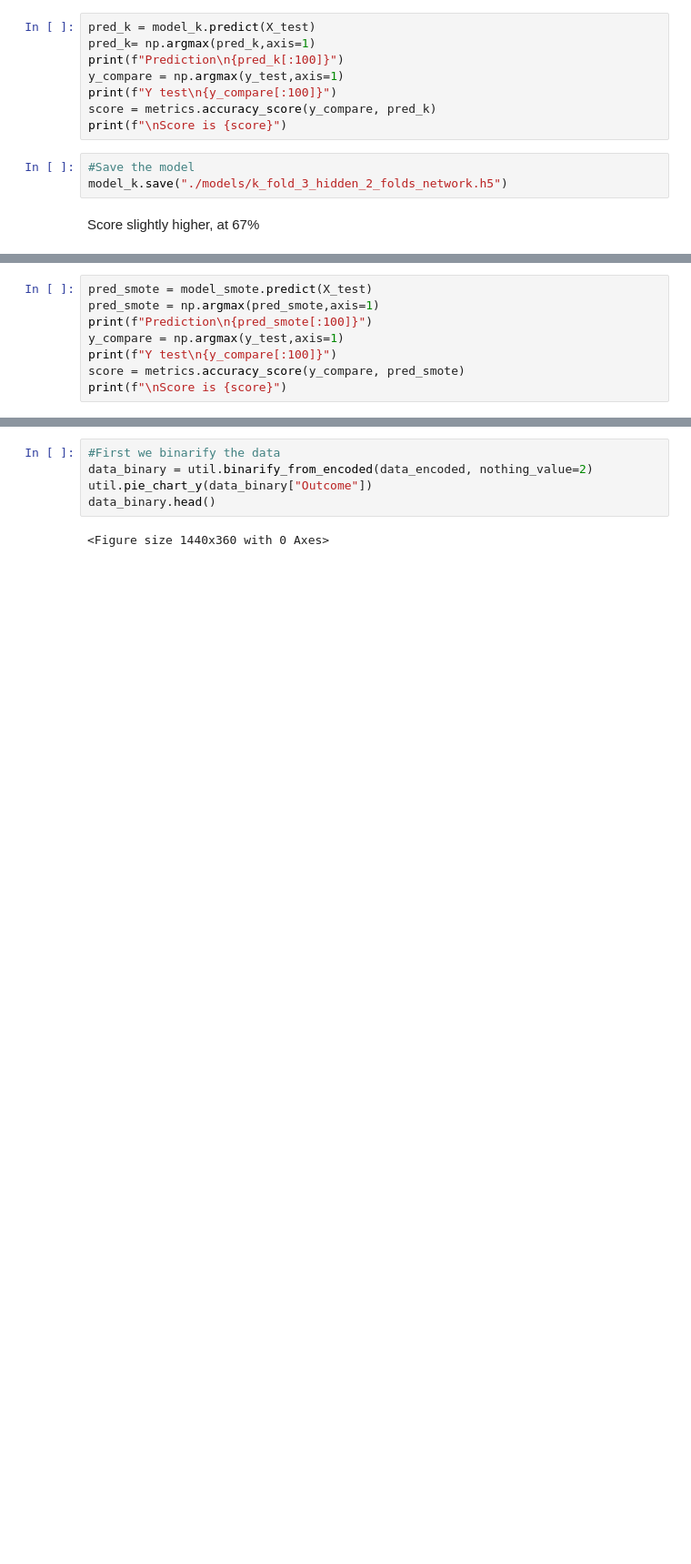
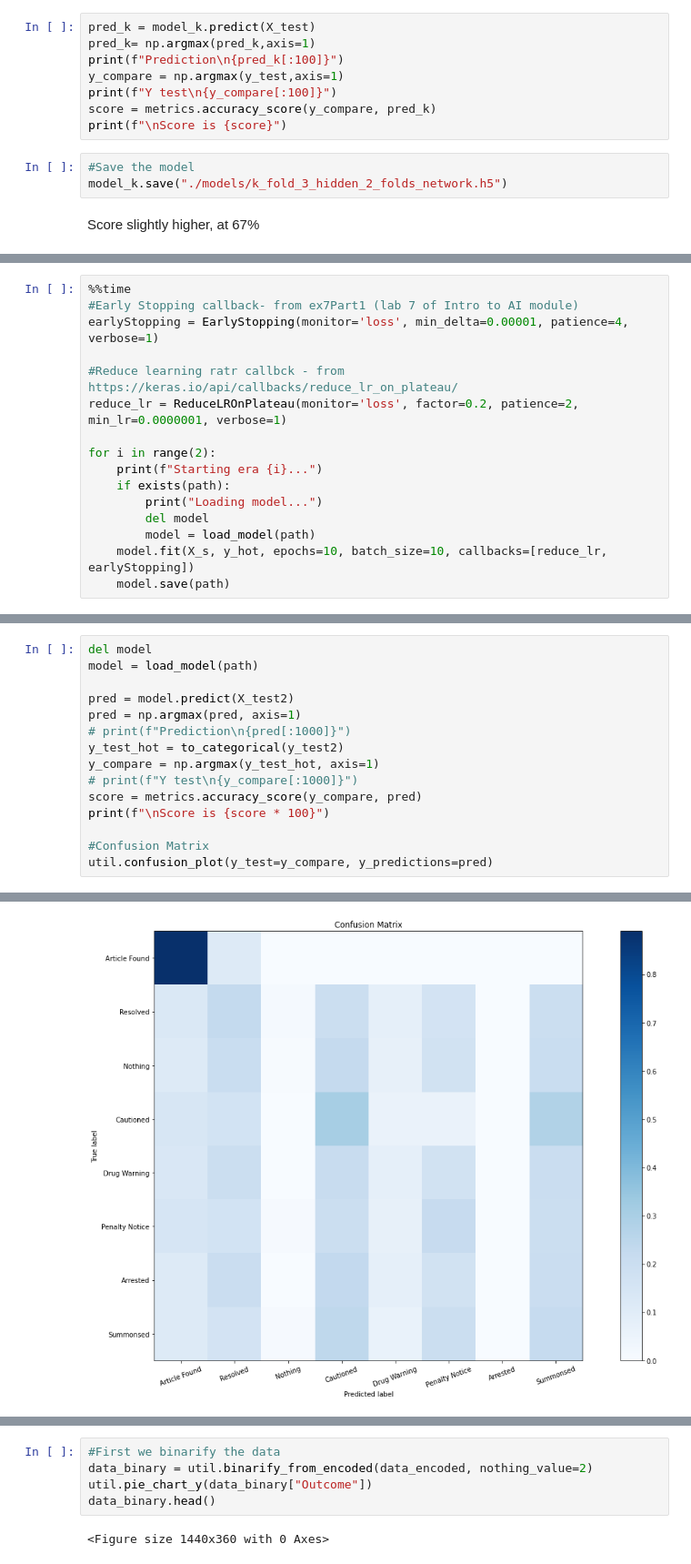
Before and after one commit to MQumairi/intro_to_ai_coursework, a Jupyter notebook: src/MLP.ipynb, the cells around one changed output, grey strips where cells are left out. Shown at 91% size. Drawn from its saved outputs; the diff is of its cells as text; blank space fills up the shorter version.

```diff
--- a/src/MLP.ipynb
+++ b/src/MLP.ipynb
@@ -261,0 +290,16 @@ Wall time: 925 ms
+# %%
+%%time
+#Early Stopping callback- from ex7Part1 (lab 7 of Intro to AI module)
+earlyStopping = EarlyStopping(monitor='loss', min_delta=0.00001, patience=4, verbose=1)
+
+#Reduce learning ratr callbck - from https://keras.io/api/callbacks/reduce_lr_on_plateau/
+reduce_lr = ReduceLROnPlateau(monitor='loss', factor=0.2, patience=2, min_lr=0.0000001, verbose=1)
+
+for i in range(2):
+    print(f"Starting era {i}...")
+    if exists(path):
+        print("Loading model...")
+        del model
+        model = load_model(path)
+    model.fit(X_s, y_hot, epochs=10, batch_size=10, callbacks=[reduce_lr, earlyStopping])
+    model.save(path)
@@ -262,9 +326,16 @@ Wall time: 925 ms
 # %%
-pred_smote = model_smote.predict(X_test)
-pred_smote = np.argmax(pred_smote,axis=1)
-print(f"Prediction\n{pred_smote[:100]}")
-y_compare = np.argmax(y_test,axis=1)
-print(f"Y test\n{y_compare[:100]}")
-score = metrics.accuracy_score(y_compare, pred_smote)
-print(f"\nScore is {score}")
+del model
+model = load_model(path)
+
+pred = model.predict(X_test2)
+pred = np.argmax(pred, axis=1)
+# print(f"Prediction\n{pred[:1000]}")
+y_test_hot = to_categorical(y_test2)
+y_compare = np.argmax(y_test_hot, axis=1)
+# print(f"Y test\n{y_compare[:1000]}")
+score = metrics.accuracy_score(y_compare, pred)
+print(f"\nScore is {score * 100}")
+
+#Confusion Matrix
+util.confusion_plot(y_test=y_compare, y_predictions=pred)
 # %% [output]
@@ -280,0 +343 @@ Score is 0.10712021973378406
+[figure, added]
```
Also changed, not shown: parts of 41 cells of this notebook, 30 other files.
